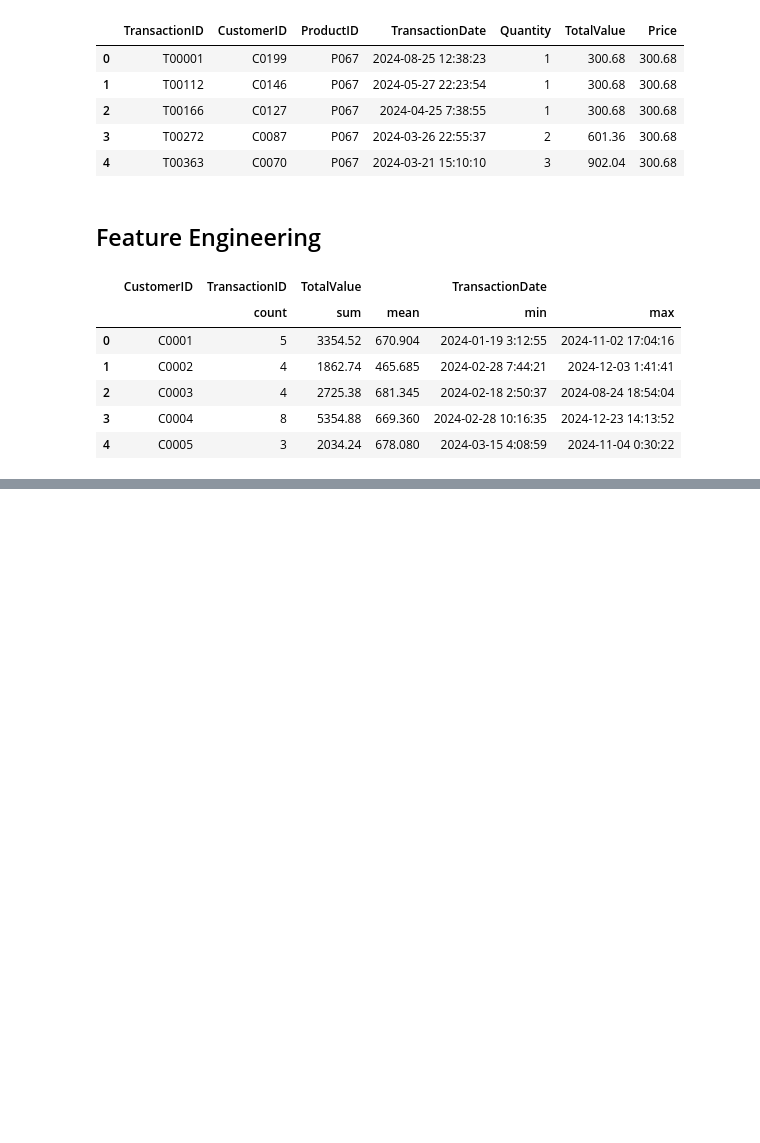
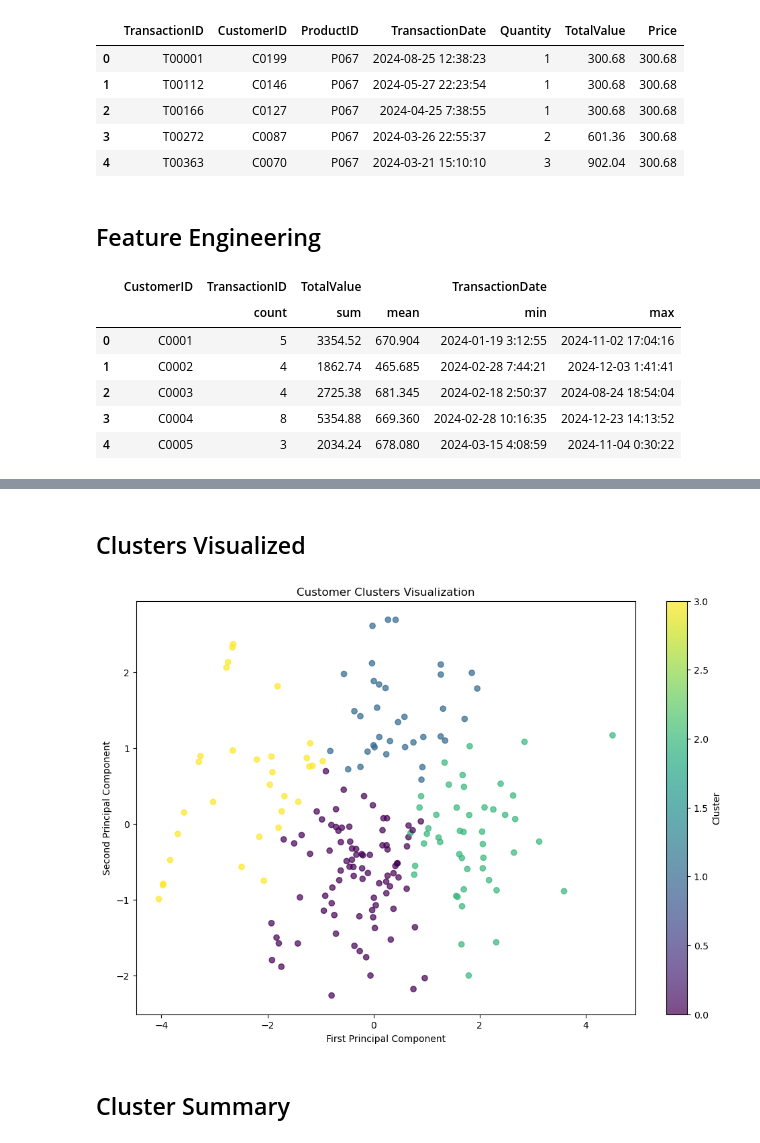
Before and after one commit to TejasShinkar12/eCommerce-Transactions-Analysis-and-Customer-Segmentation, a Jupyter notebook: notebooks/Clustering.ipynb, the cells around one changed output, grey strips where cells are left out. Saved outputs shown, nothing was run; the diff lists cells and outputs as text; code cells hidden in the pictures; blank space fills up the shorter version.

```diff
--- a/notebooks/Clustering.ipynb
+++ b/notebooks/Clustering.ipynb
@@ -77,0 +145,22 @@ transaction_summary['ActiveCustomerDuration'] = transaction_summary['LastPurchas
+# %% [markdown]
+## Clusters Visualized
+# %%
+# PCA for Dimensionality Reduction
+pca = PCA(n_components=2)
+X_pca = pca.fit_transform(X_scaled)
+
+# Scatter plot
+plt.figure(figsize=(12,8))
+scatter = plt.scatter(X_pca[:,0], X_pca[:,1],
+                      c = customer_features['Cluster'],
+                      cmap='viridis', alpha=0.7)
+
+plt.title('Customer Clusters Visualization')
+plt.xlabel('First Principal Component')
+plt.ylabel('Second Principal Component')
+plt.colorbar(scatter, label='Cluster')
+plt.show()
+# %% [output]
+[figure, added]
+# %% [markdown]
+## Cluster Summary
```
Also changed, not shown: parts of 16 cells of this notebook.
